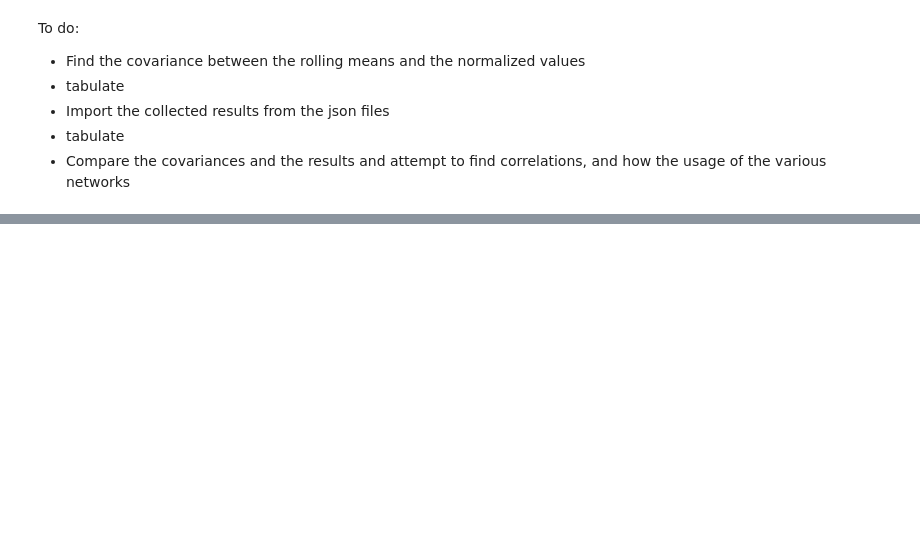
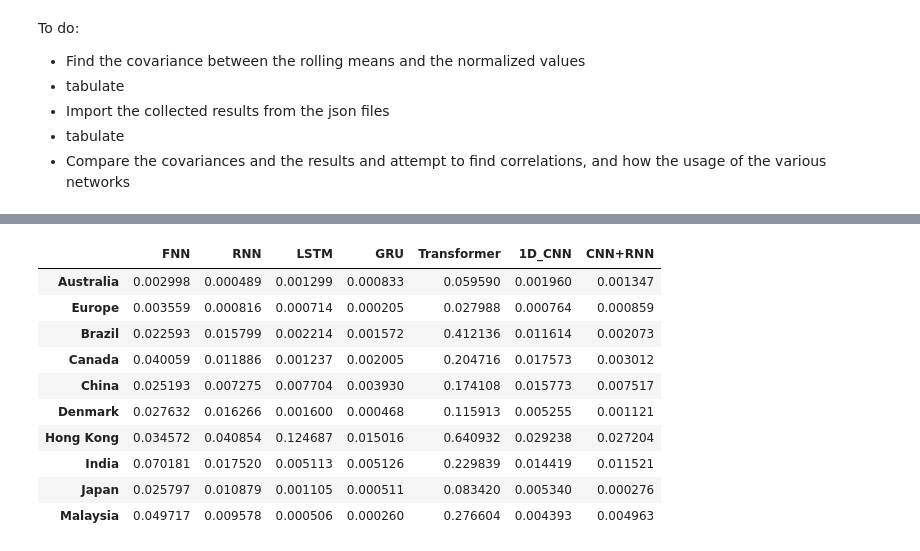
Before and after one commit to P3rdix/DL_Currency_Exchange_Rate, a Jupyter notebook: Data analysis.ipynb, the cells around one changed output, grey strips where cells are left out. Cells and saved outputs as stored; diff of their text form; code cells hidden in the pictures; blank space fills up the shorter version.

Commit message:
Noises over rolling values extracted

```diff
--- a/Data analysis.ipynb
+++ b/Data analysis.ipynb
@@ -219,10 +205,12 @@ d_norm_month = pd.DataFrame([])
 d_norm_quarter = pd.DataFrame([])
 d_norm_sem = pd.DataFrame([])
 d_norm_year = pd.DataFrame([])
+d_norm_lin = pd.DataFrame([])
 # %%
 for i in d_norm.columns:
-    d_norm_week[i] =
-    d_norm_month[i] =
-    d_norm_quarter[i] =
-    d_norm_sem[i] =
-    d_norm_year[i] =
+    d_norm_week[i] = d_norm[i].rolling(7,center=True, method = "single").mean()
+    d_norm_month[i] = d_norm[i].rolling(30,center=True, method = "single").mean()
+    d_norm_quarter[i] = d_norm[i].rolling(90,center=True, method = "single").mean()
+    d_norm_sem[i] = d_norm[i].rolling(182,center=True, method = "single").mean()
+    d_norm_year[i] = d_norm[i].rolling(365,center=True, method = "single").mean()
+    d_norm_lin[i] = d_norm[i]
@@ -233,3 +305,6 @@ To do:
 * Import the collected results from the json files
 * tabulate
 * Compare the covariances and the results and attempt to find correlations, and how the usage of the various networks
+# %%
+res = pd.read_json("./models/results.json")
+res
@@ -235,0 +323,25 @@ To do:
+# %%
+mse = pd.DataFrame([])
+mae = pd.DataFrame([])
+mape = pd.DataFrame([])
+for i in res.columns:
+    mse[i] = [res.loc[j,i]["MSE"] for j in res.index]
+    mae[i] = [res.loc[j,i]["MAE"] for j in res.index]
+    mape[i] = [res.loc[j,i]["MAPE"] for j in res.index]
+mae.set_index(res.index, inplace=True)
+mse.set_index(res.index, inplace=True)
+mape.set_index(res.index, inplace=True)
+# %%
+mse
+# %% [output]
+|  | FNN | RNN | LSTM | GRU | Transformer | 1D_CNN | CNN+RNN |
+| Australia | 0.002998 | 0.000489 | 0.001299 | 0.000833 | 0.059590 | 0.001960 | 0.001347 |
+| Europe | 0.003559 | 0.000816 | 0.000714 | 0.000205 | 0.027988 | 0.000764 | 0.000859 |
+| Brazil | 0.022593 | 0.015799 | 0.002214 | 0.001572 | 0.412136 | 0.011614 | 0.002073 |
+| Canada | 0.040059 | 0.011886 | 0.001237 | 0.002005 | 0.204716 | 0.017573 | 0.003012 |
+| China | 0.025193 | 0.007275 | 0.007704 | 0.003930 | 0.174108 | 0.015773 | 0.007517 |
+| Denmark | 0.027632 | 0.016266 | 0.001600 | 0.000468 | 0.115913 | 0.005255 | 0.001121 |
+| Hong Kong | 0.034572 | 0.040854 | 0.124687 | 0.015016 | 0.640932 | 0.029238 | 0.027204 |
+| India | 0.070181 | 0.017520 | 0.005113 | 0.005126 | 0.229839 | 0.014419 | 0.011521 |
+| Japan | 0.025797 | 0.010879 | 0.001105 | 0.000511 | 0.083420 | 0.005340 | 0.000276 |
+| Malaysia | 0.049717 | 0.009578 | 0.000506 | 0.000260 | 0.276604 | 0.004393 | 0.004963 |
```
Also changed, not shown: parts of 28 cells of this notebook.
